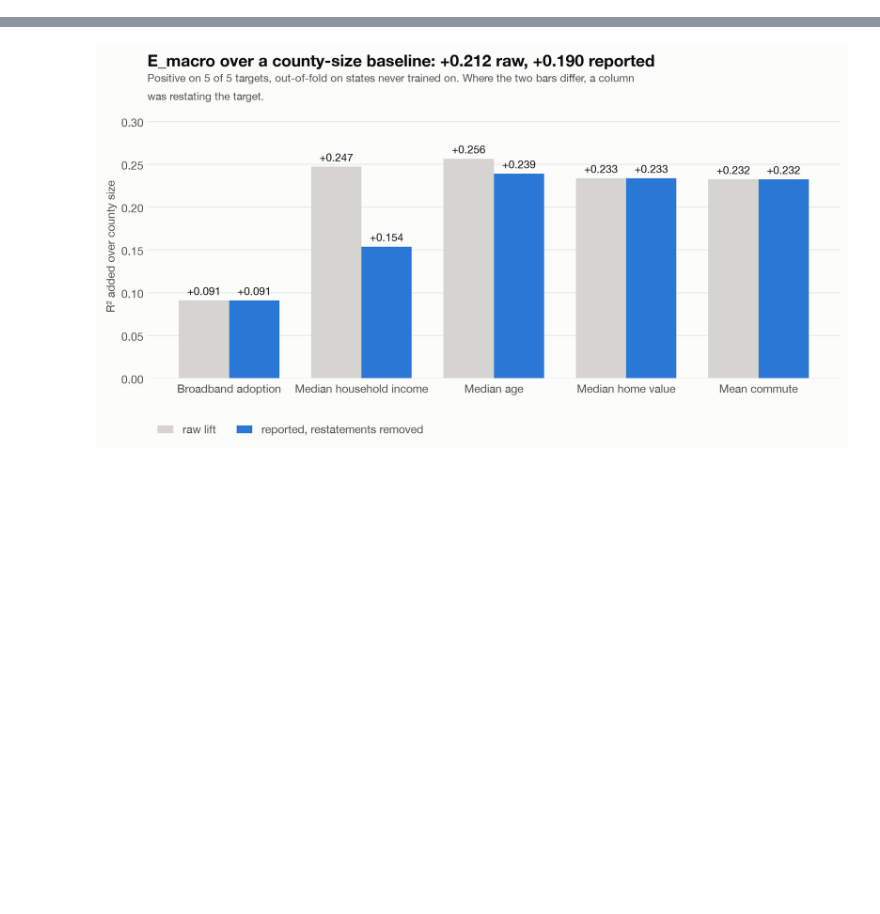
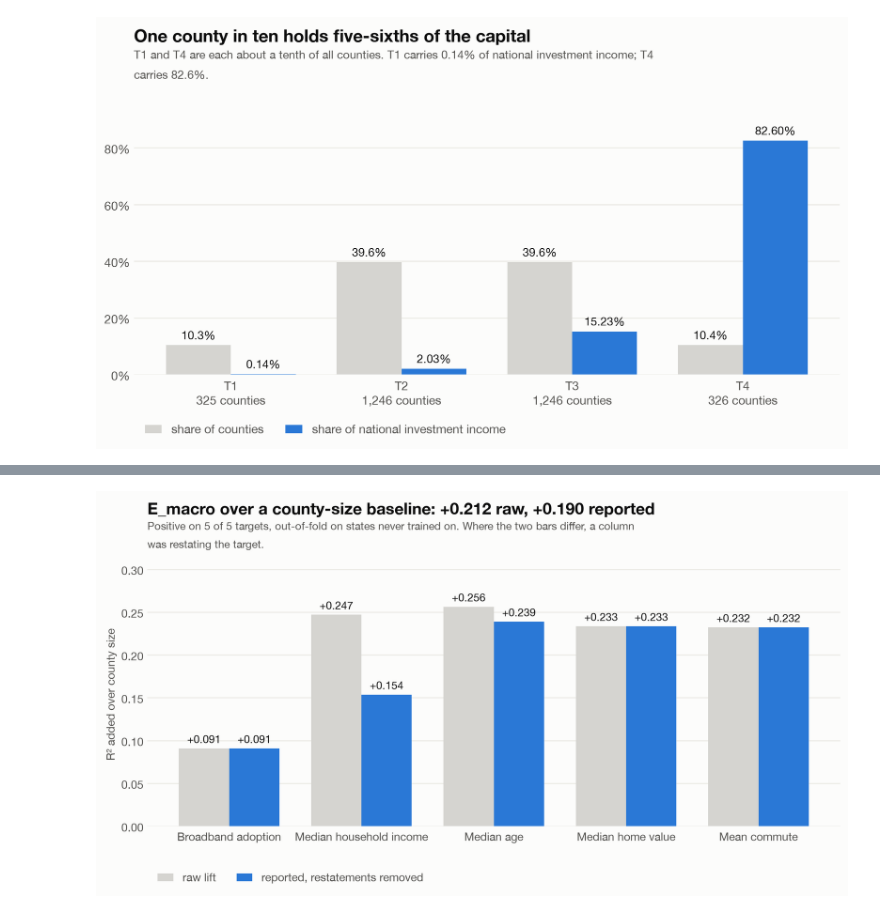
Before and after one commit to Max-Garcia-06/macro_embeddings, a Jupyter notebook: analysis-output/E_macro_pillar_worth_2026-08-13.ipynb, the cells around one changed output, grey strips where cells are left out. Cells and saved outputs as stored; diff of their text form; code cells hidden in the pictures; blank space fills up the shorter version.

```diff
--- a/analysis-output/E_macro_pillar_worth_2026-08-13.ipynb
+++ b/analysis-output/E_macro_pillar_worth_2026-08-13.ipynb
@@ -201,0 +309,26 @@ renegotiated afterwards — full text in appendix A2.
+# %%
+tiers = list(etier["tiers"].keys())
+short = [t.split()[0] for t in tiers]
+cty = [etier["tiers"][t]["share_of_counties"] for t in tiers]
+inv = [etier["tiers"][t]["share_of_investment_income"] for t in tiers]
+
+x = np.arange(len(tiers))
+w = 0.38
+fig, ax = plt.subplots(figsize=(11, 4.4))
+ax.bar(x - w / 2, cty, w, color=MUTED, label="share of counties")
+ax.bar(x + w / 2, inv, w, color=BLUE, label="share of national investment income")
+ax.set_xticks(x)
+ax.set_xticklabels([f"{s}\n{etier['tiers'][t]['n_counties']:,} counties"
+                    for s, t in zip(short, tiers)])
+ax.set_ylim(0, max(cty + inv) * 1.2)
+label_bars(ax, x - w / 2, cty, "{:.1%}", size=10)
+label_bars(ax, x + w / 2, inv, "{:.2%}", size=10)
+ax.yaxis.set_major_formatter(PercentFormatter(xmax=1, decimals=0))
+style(ax,
+      "One county in ten holds five-sixths of the capital",
+      f"T1 and T4 are each about a tenth of all counties. T1 carries "
+      f"{inv[0]:.2%} of national investment income; T4 carries {inv[-1]:.1%}.",
+      legend=True)
+plt.show()
+# %% [output]
+[figure, added]
```
Also changed, not shown: parts of 28 cells of this notebook, 2 other files.
